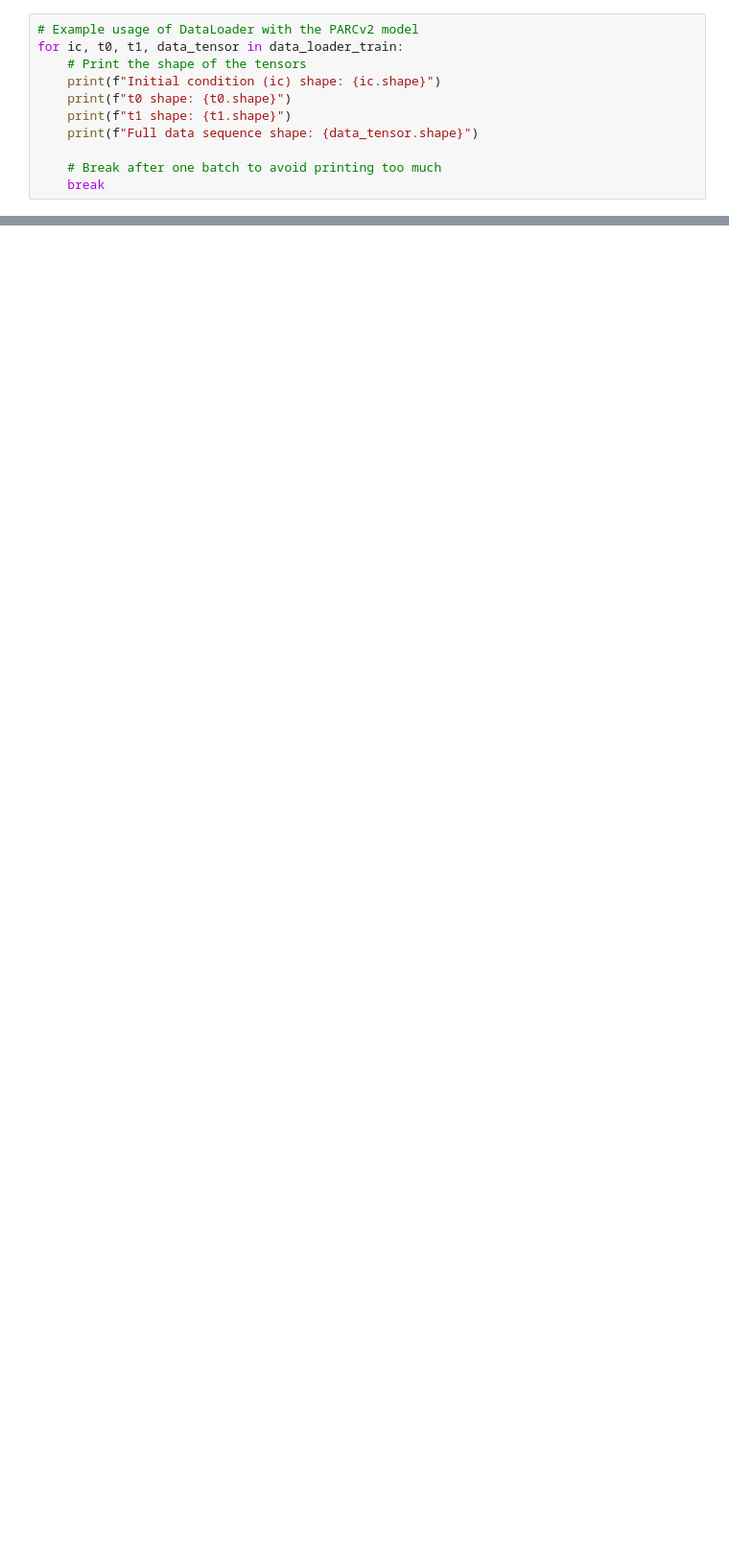
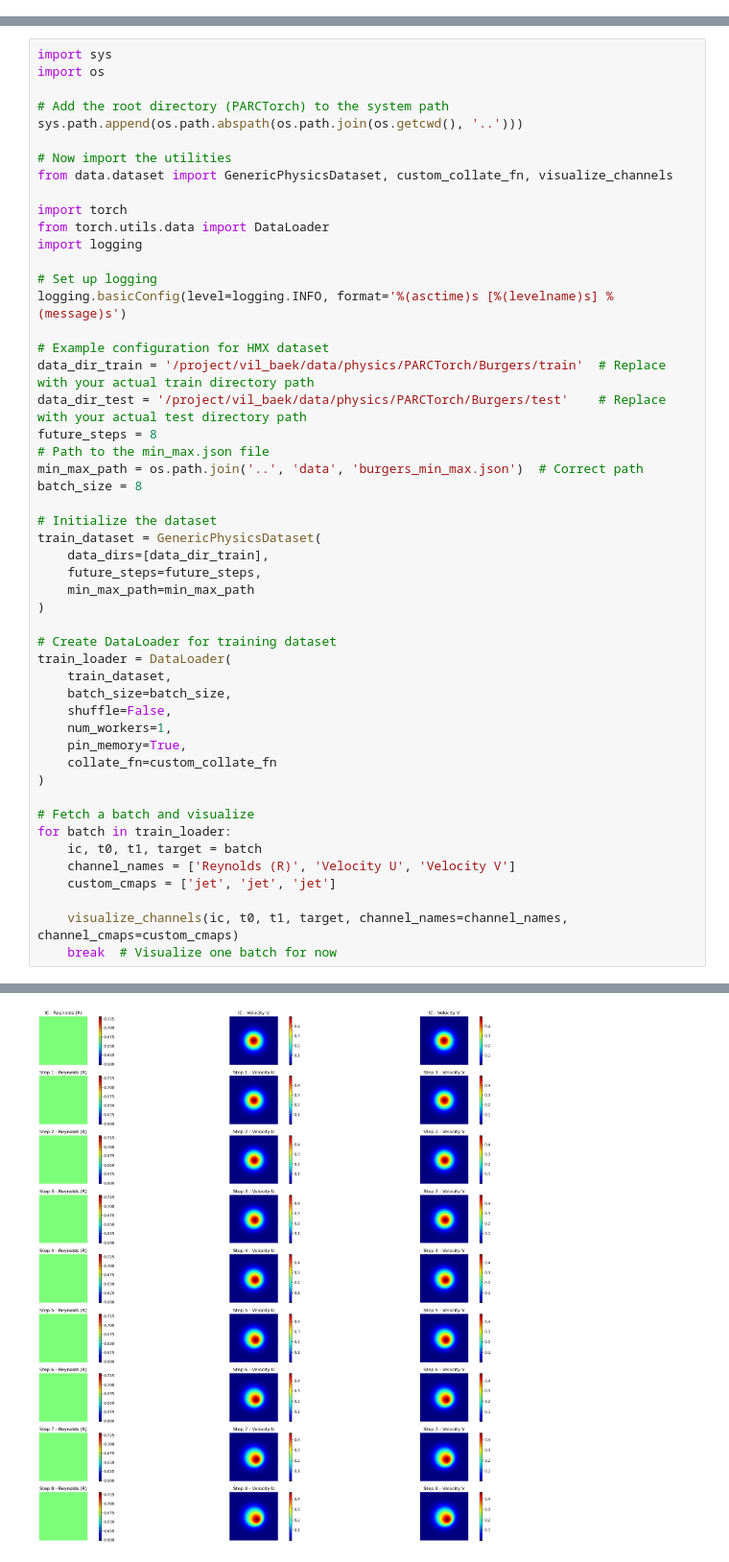
Before and after one commit to baeklab/PARCtorch, a Jupyter notebook: demos/Burgers.ipynb, the cells around one changed output, grey strips where cells are left out. Shown at 96% size. Saved outputs shown, nothing was run; the diff lists cells and outputs as text; blank space fills up the shorter version.

Commit message:
Universal DataLoader created. Normalization created. Everything designed to be dynamic.

```diff
--- a/demos/Burgers.ipynb
+++ b/demos/Burgers.ipynb
@@ -261,11 +0,0 @@ Test - target shape: torch.Size([25, 4, 3, 64, 64])
-# %%
-# Example usage of DataLoader with the PARCv2 model
-for ic, t0, t1, data_tensor in data_loader_train:
-    # Print the shape of the tensors
-    print(f"Initial condition (ic) shape: {ic.shape}")
-    print(f"t0 shape: {t0.shape}")
-    print(f"t1 shape: {t1.shape}")
-    print(f"Full data sequence shape: {data_tensor.shape}")
-
-    # Break after one batch to avoid printing too much
-    break
@@ -431,0 +1,51 @@ AttributeError: 'BurgersDataset' object has no attribute '_memmap_cache'
+# %%
+import sys
+import os
+
+# Add the root directory (PARCTorch) to the system path
+sys.path.append(os.path.abspath(os.path.join(os.getcwd(), '..')))
+
+# Now import the utilities
+from data.dataset import GenericPhysicsDataset, custom_collate_fn, visualize_channels
+
+import torch
+from torch.utils.data import DataLoader
+import logging
+
+# Set up logging
+logging.basicConfig(level=logging.INFO, format='%(asctime)s [%(levelname)s] %(message)s')
+
+# Example configuration for HMX dataset
+data_dir_train = '/project/vil_baek/data/physics/PARCTorch/Burgers/train'  # Replace with your actual train directory path
+data_dir_test = '/project/vil_baek/data/physics/PARCTorch/Burgers/test'    # Replace with your actual test directory path
+future_steps = 8
+# Path to the min_max.json file
+min_max_path = os.path.join('..', 'data', 'burgers_min_max.json')  # Correct path
+batch_size = 8
+
+# Initialize the dataset
+train_dataset = GenericPhysicsDataset(
+    data_dirs=[data_dir_train],
+    future_steps=future_steps,
+    min_max_path=min_max_path
+)
+
+# Create DataLoader for training dataset
+train_loader = DataLoader(
+    train_dataset,
+    batch_size=batch_size,
+    shuffle=False,
+    num_workers=1,
+    pin_memory=True,
+    collate_fn=custom_collate_fn
+)
+
+# Fetch a batch and visualize
+for batch in train_loader:
+    ic, t0, t1, target = batch
+    channel_names = ['Reynolds (R)', 'Velocity U', 'Velocity V']
+    custom_cmaps = ['jet', 'jet', 'jet']
+
+    visualize_channels(ic, t0, t1, target, channel_names=channel_names, channel_cmaps=custom_cmaps)
+    break  # Visualize one batch for now
+# %% [output]
@@ -431,0 +72 @@ AttributeError: 'BurgersDataset' object has no attribute '_memmap_cache'
+[figure, added]
```
Also changed, not shown: parts of 8 cells of this notebook, 6 other files.
